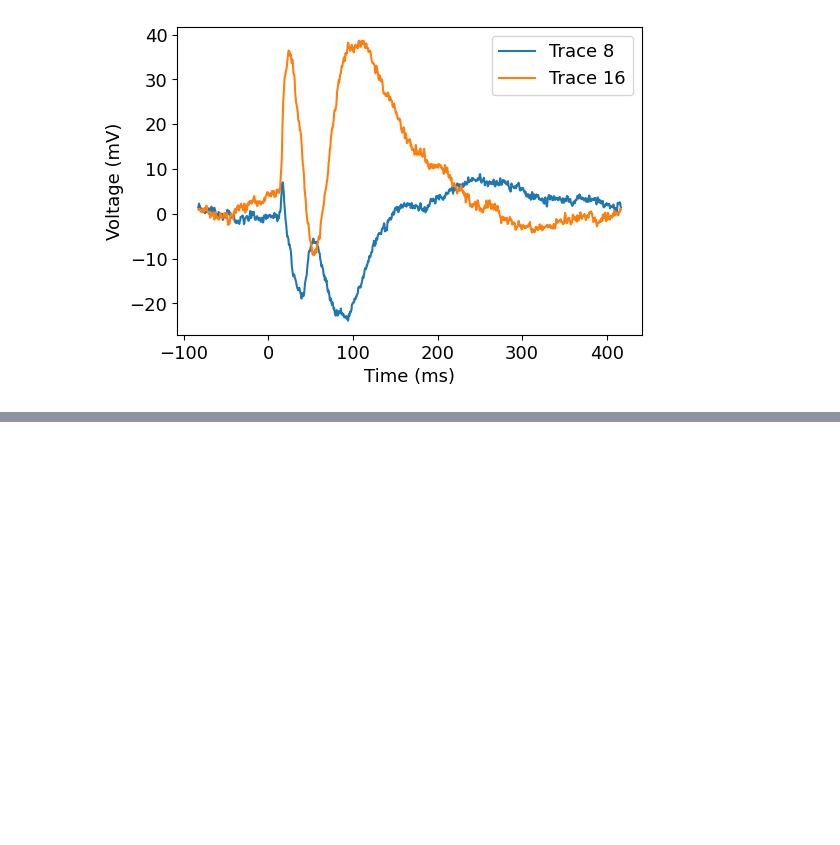
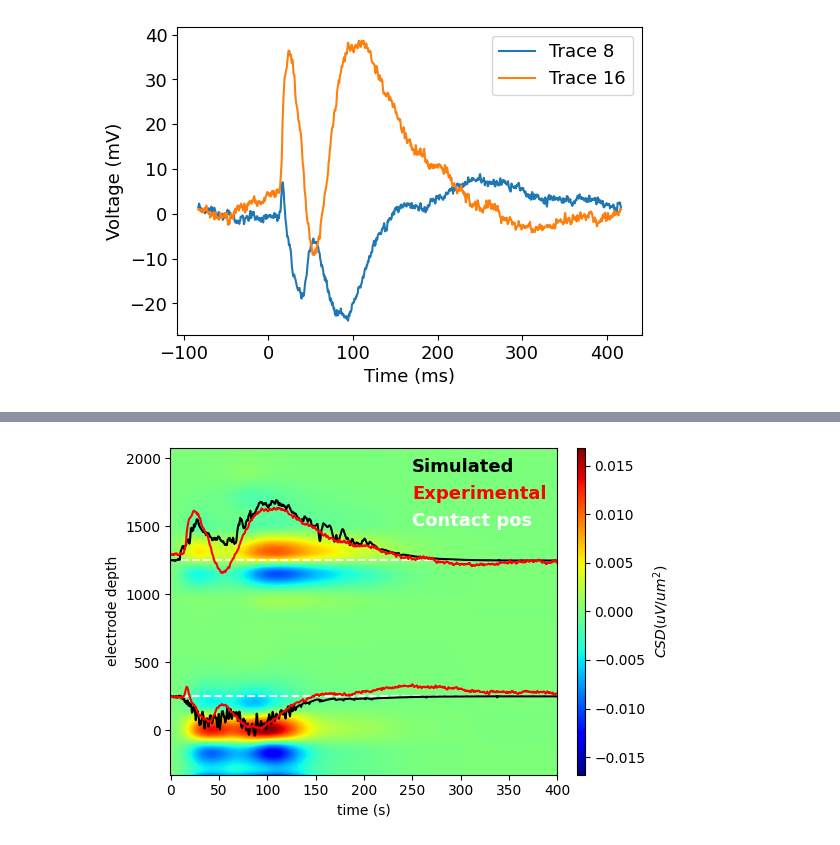
Before and after one commit to ntolley/lcsd_opt, a Jupyter notebook: notebooks/erp_csd.ipynb, the cells around one changed output, grey strips where cells are left out. Drawn from its saved outputs; the diff is of its cells as text; code cells hidden in the pictures; blank space fills up the shorter version.

```diff
--- a/notebooks/erp_csd.ipynb
+++ b/notebooks/erp_csd.ipynb
@@ -87,0 +281,5 @@ optim.fit(target=dipole_experimental, n_trials=n_trials, scale_factor=scaling_fa
+# %%
+# Run best fit dipole:
+with JoblibBackend(n_jobs=10):
+    dipoles_optimized = simulate_dipole(
+            optim.net_, tstop=tstop, n_trials=10, dt=dt, verbose=False)
@@ -87,0 +305,34 @@ optim.fit(target=dipole_experimental, n_trials=n_trials, scale_factor=scaling_fa
+# %%
+times = dpl[0].times
+
+contact_labels, delta = _get_laminar_z_coords(optim.net_.rec_arrays['shank1'].positions)
+opt_csd_data = calculate_csd2d(lfp_data=optim.net_.rec_arrays['shank1'].voltages[0], delta=delta)
+
+exp_csd1 = cs_csd1(times)
+exp_csd2 = cs_csd2(times)
+# %%
+fig, ax = plt.subplots(1, 1, figsize=(6,4),)
+
+pos1, pos2 = 250, 1250
+ax.axhline(pos1, color='white', linestyle='--')
+ax.axhline(pos2, color='white', linestyle='--')
+
+pos1_idx = np.argmin(np.abs(depths - pos1))
+pos2_idx = np.argmin(np.abs(depths - pos2))
+
+opt_csd_scale = 5e4
+plt.plot(times, opt_csd_data[pos1_idx, :] * opt_csd_scale + pos1, color='k')
+plt.plot(times, opt_csd_data[pos2_idx, :] * opt_csd_scale + pos2, color='k')
+
+exp_csd_scale = 10
+plt.plot(times, exp_csd1 * exp_csd_scale + pos1, color='r')
+plt.plot(times, exp_csd2 * exp_csd_scale + pos2, color='r')
+
+ax.text(250, 1900, 'Simulated', color='k', weight='bold', fontsize=legendsize)
+ax.text(250, 1700, 'Experimental', color='r', weight='bold', fontsize=legendsize)
+ax.text(250, 1500, 'Contact pos', color='white', weight='bold', fontsize=legendsize)
+
+
+_ = optim.net_.rec_arrays['shank1'][0].copy().smooth(window_len=window_length).plot_csd(ax=ax)
+# %% [output]
+[figure, added]
```
Also changed, not shown: parts of 9 cells of this notebook, 1 other file.
